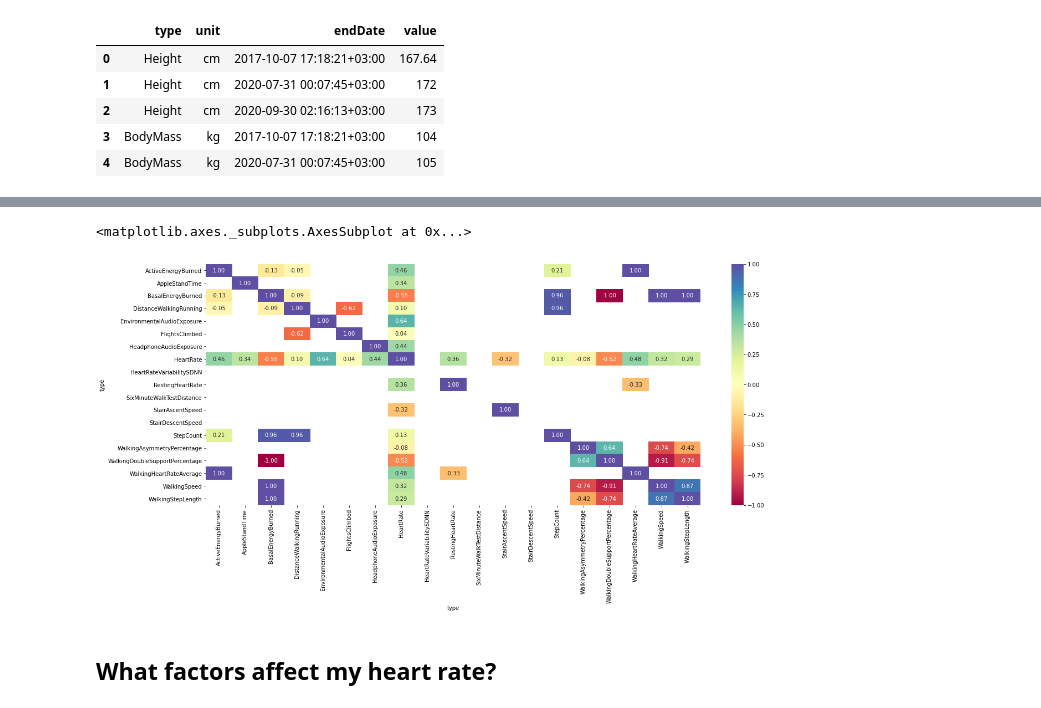
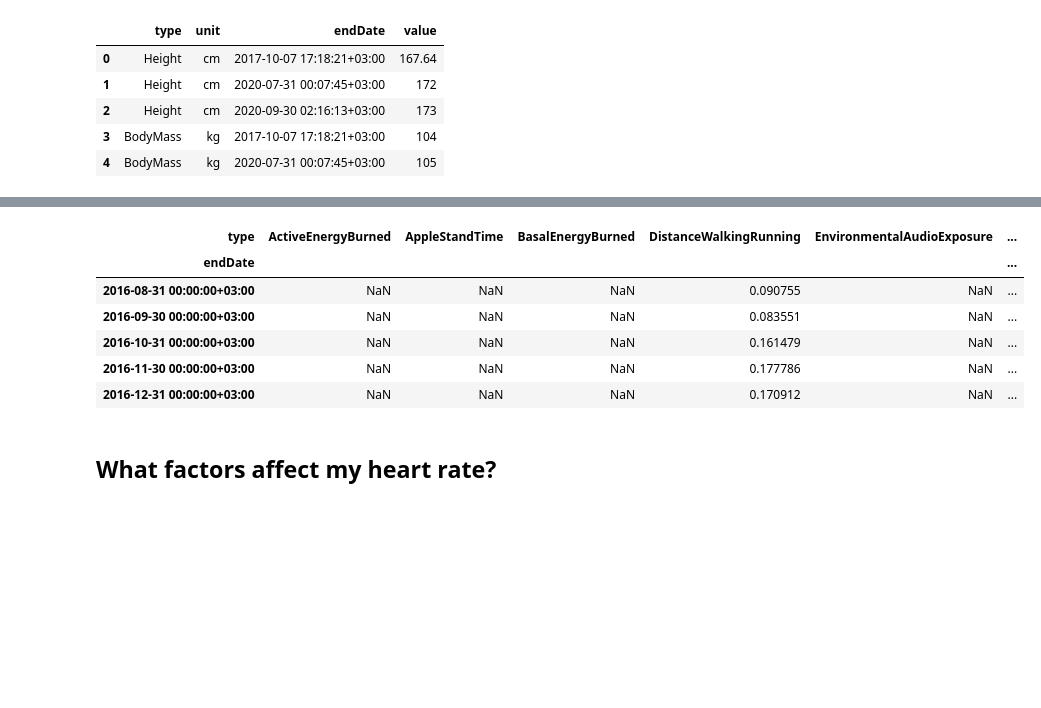
Before and after one commit to Doumham-Armah/AppleHealthAnalysis, a Jupyter notebook: health_analysis.ipynb, the cells around one changed output, grey strips where cells are left out. Drawn from its saved outputs; the diff is of its cells as text; code cells hidden in the pictures; blank space fills up the shorter version.

```diff
--- a/health_analysis.ipynb
+++ b/health_analysis.ipynb
@@ -105,12 +101,14 @@ df.drop(['AppleExerciseTime', 'BodyMass', 'DistanceSwimming', 'HKDataTypeSleepDu
-# %%
-# correlation matrix
-cm = df.corr()
-
-# heatmap
-fig = plt.figure(figsize=(20,8))
-sns.heatmap(cm, annot=True, fmt=".2f", vmin=-1.0, vmax=+1.0, cmap='Spectral')
-# %% [output]
-<matplotlib.axes._subplots.AxesSubplot at 0x...>
-[figure, removed]
+# %%
+cols = list(df.columns) # take list of all cols in df_hr
+df=df.resample('M')[cols].mean() # aggregate by month
+df.head()
+# %% [output]
+| type | ActiveEnergyBurned | AppleStandTime | BasalEnergyBurned | DistanceWalkingRunning | EnvironmentalAudioExposure | ... |
+| endDate |  |  |  |  |  | ... |
+| 2016-08-31 00:00:00+03:00 | NaN | NaN | NaN | 0.090755 | NaN | ... |
+| 2016-09-30 00:00:00+03:00 | NaN | NaN | NaN | 0.083551 | NaN | ... |
+| 2016-10-31 00:00:00+03:00 | NaN | NaN | NaN | 0.161479 | NaN | ... |
+| 2016-11-30 00:00:00+03:00 | NaN | NaN | NaN | 0.177786 | NaN | ... |
+| 2016-12-31 00:00:00+03:00 | NaN | NaN | NaN | 0.170912 | NaN | ... |
 # %% [markdown]
 ## What factors affect my heart rate?
```
Also changed, not shown: parts of 13 cells of this notebook.
